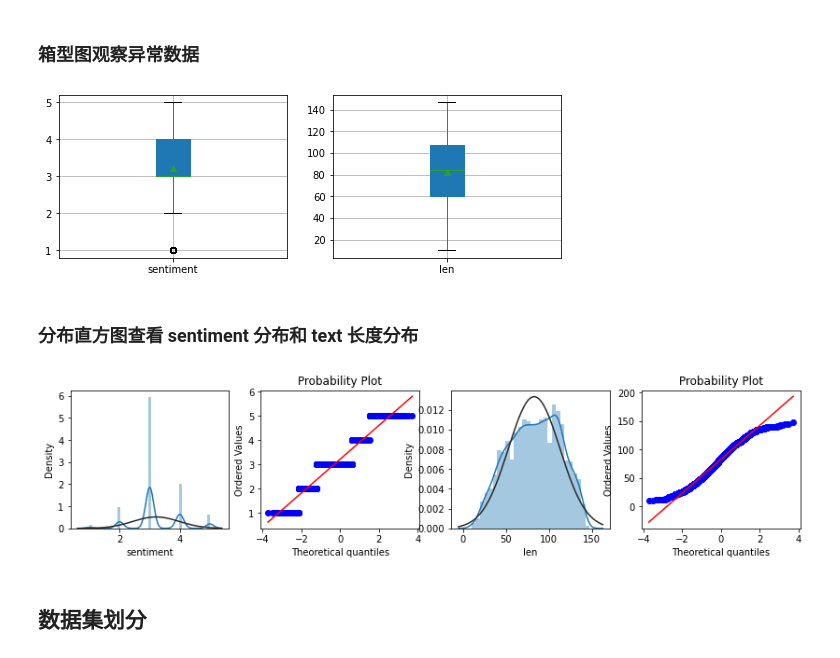
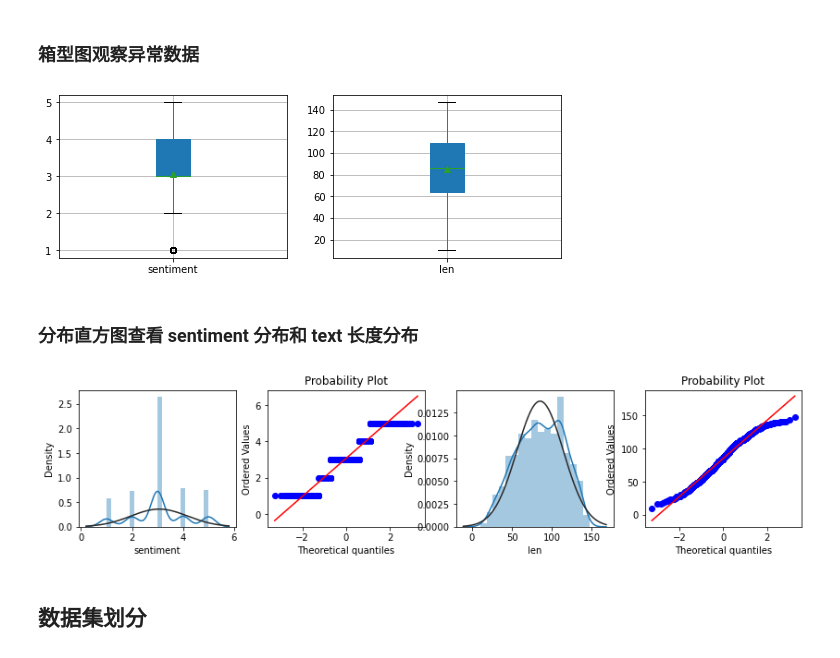
Before and after one commit to cauchy221/BUPT-ML-FinalProject, a Jupyter notebook: data_preprocess.ipynb, the cells around one changed output. Cells and saved outputs as stored; diff of their text form; code cells hidden in the pictures.

```diff
--- a/data_preprocess.ipynb
+++ b/data_preprocess.ipynb
@@ -93,0 +100,12 @@ warnings.filterwarnings("ignore")
+# %%
+x = [1,2,3,4,5]
+y = []
+for i in range(1,6):
+    y.append(df_train_small[df_train_small['sentiment']==i]['sentiment'].count())
+
+plt.bar(x, y)
+plt.xlabel('sentiment')
+plt.ylabel('count')
+for a,b,i in zip(x, y, range(len(x))):
+    plt.text(a, b + 0.01, y[i], ha='center', fontsize=10)
+plt.show()
@@ -93,0 +116,11 @@ warnings.filterwarnings("ignore")
+# %%
+y2 = []
+for i in range(1,6):
+    y2.append(df_origin[df_origin['sentiment']==i]['sentiment'].count())
+
+plt.bar(x, y2)
+plt.xlabel('sentiment')
+plt.ylabel('count')
+for a,b,i in zip(x, y2, range(len(x))):
+    plt.text(a, b + 0.01, y2[i], ha='center', fontsize=10)
+plt.show()
@@ -93,0 +131,10 @@ warnings.filterwarnings("ignore")
+# %%
+sample_num = [0, 110, 50, 0, 0, 110]
+for i in range(1, 6):
+    cnt = df_origin[df_origin['sentiment']==i]['sentiment'].count()
+    if cnt <= sample_num[i]:
+        df_train_small = df_train_small.append(df_origin[df_origin['sentiment']==i])
+        # sample_num = sample_num - cnt
+        # df_train_small = df_train_small.append(df_sst[df_sst['sentiment']==i].sample(n=sample_num, axis=0, random_state=1234))
+    else:
+        df_train_small = df_train_small.append(df_origin[df_origin['sentiment']==i].sample(n=sample_num[i], axis=0, random_state=1234))
@@ -94,19 +156,19 @@ warnings.filterwarnings("ignore")
 # %% [markdown]
 ### 箱型图观察异常数据
 # %%
-df_tmp = df_origin
+df_tmp = df_train_small.copy(deep=True)
 df_tmp['len'] = df_tmp['text'].map(lambda x: len(x))
 sentiments = df_tmp[['sentiment']]
 lens = df_tmp[['len']]
 
 fig = plt.figure(figsize=(9,3))
 plt.subplot(1, 2, 1)
 sentiments.boxplot(sym='o', patch_artist = True, meanline = False, showmeans = True, showbox = True, showfliers = True, notch = False)
 plt.subplot(1, 2, 2)
 lens.boxplot(sym='o', patch_artist = True, meanline = False, showmeans = True, showbox = True, showfliers = True, notch = False)
 plt.show()
 # %% [output]
-[figure, old version]
+[figure, new version]
 # %% [markdown]
 ### 分布直方图查看 sentiment 分布和 text 长度分布
 # %%
@@ -126,7 +188,7 @@ stats.probplot(df_tmp['len'], plot=plt)
 
 plt.show()
 # %% [output]
-[figure, old version]
+[figure, new version]
 # %% [markdown]
 ## 数据集划分
 # %%
```
Also changed, not shown: parts of 14 cells of this notebook, 11 other files.
